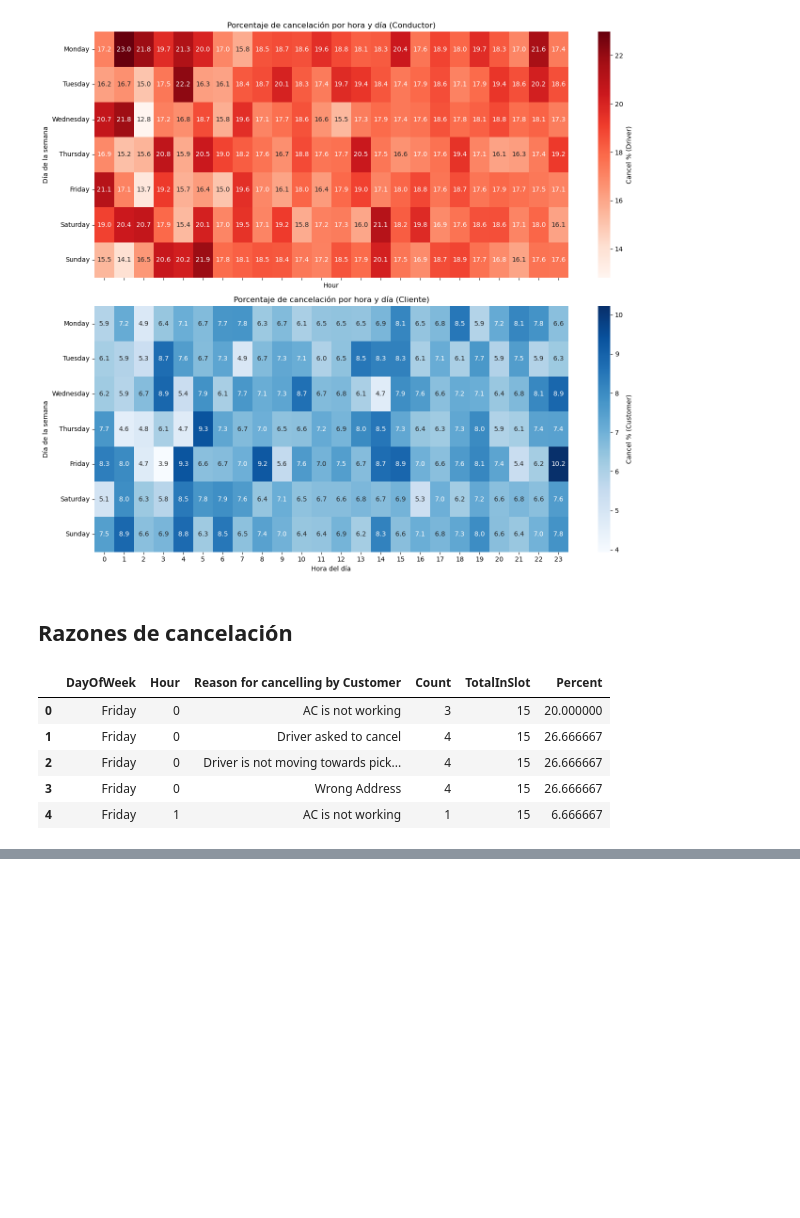
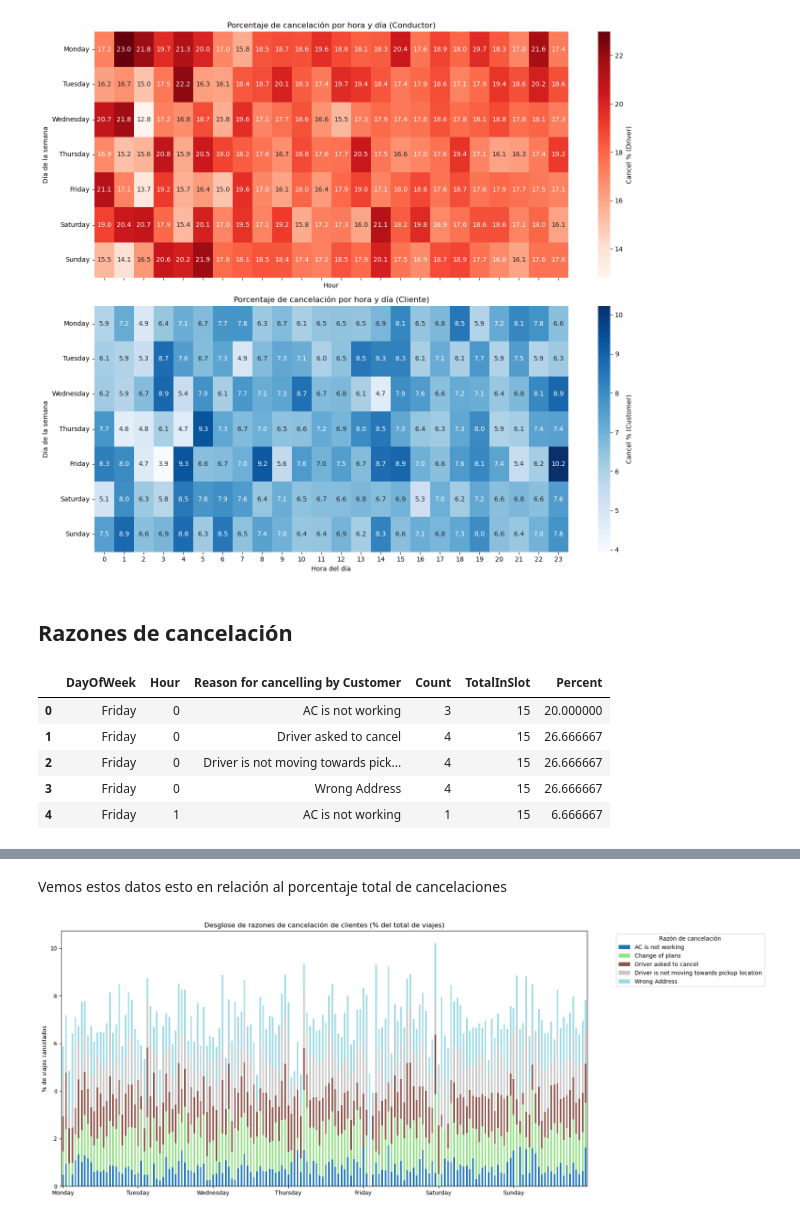
Before and after one commit to yaynun0/analisis-descriptivo-uber, a Jupyter notebook: Analisis descriptivo.ipynb, the cells around one changed output, grey strips where cells are left out. Drawn from its saved outputs; the diff is of its cells as text; code cells hidden in the pictures; blank space fills up the shorter version.

```diff
--- a/Analisis descriptivo.ipynb
+++ b/Analisis descriptivo.ipynb
@@ -96,0 +136,77 @@ grouped_reasons.head()
+# %% [markdown]
+Vemos estos datos esto en relación al porcentaje total de cancelaciones
+# %%
+# 1. Filtrar solo cancelaciones explícitas (ya definido como cancel_filter antes)
+df_cancelled = df[cancel_filter].copy()
+
+# 2. Razones de cancelación de cliente
+df_customer_reasons = df_cancelled[df_cancelled["Reason for cancelling by Customer"].notna()]
+
+# 3. Agrupar por día, hora y razón
+reasons_breakdown = df_customer_reasons.groupby(
+    ["DayOfWeek", "Hour", "Reason for cancelling by Customer"]
+).size().reset_index(name="Count")
+
+# Crear columna IsCancelled con las 3 condiciones
+cancel_filter = (
+    (df["Cancelled Rides by Customer"].fillna(0) > 0) |
+    (df["Cancelled Rides by Driver"].fillna(0) > 0) |
+    (df["Booking Status"] == "No Driver Found")
+)
+df["IsCancelled"] = cancel_filter
+
+# Agrupar viajes totales y cancelados por día y hora
+total_vs_cancel = df.groupby(["DayOfWeek", "Hour"]).agg(
+    total_rides=("Booking ID", "count"),
+    cancelled=("IsCancelled", "sum")
+).reset_index()
+
+# Calcular porcentaje de cancelación total
+total_vs_cancel["Cancel %"] = 100 * total_vs_cancel["cancelled"] / total_vs_cancel["total_rides"]
+
+total_vs_cancel.head()
+
+
+# 4. Unir con total de viajes por slot (ya lo tienes del heatmap)
+reasons_breakdown = reasons_breakdown.merge(
+    total_vs_cancel[["DayOfWeek","Hour","total_rides"]],
+    on=["DayOfWeek","Hour"],
+    how="left"
+)
+
+# 5. Calcular % del total de viajes
+reasons_breakdown["Percent of total"] = 100 * reasons_breakdown["Count"] / reasons_breakdown["total_rides"]
+
+# 6. Pivot para gráfico apilado
+pivot_reasons_total = reasons_breakdown.pivot_table(
+    index=["DayOfWeek","Hour"],
+    columns="Reason for cancelling by Customer",
+    values="Percent of total",
+    fill_value=0
+)
+
+# Ordenar días
+pivot_reasons_total = pivot_reasons_total.reindex(
+    pd.MultiIndex.from_product([days_order, range(24)]),
+    fill_value=0
+)
+
+# 7. Graficar
+ax = pivot_reasons_total.plot(
+    kind="bar", stacked=True, figsize=(18,7), colormap="tab20"
+)
+
+plt.title("Desglose de razones de cancelación de clientes (% del total de viajes)")
+plt.ylabel("% de viajes cancelados")
+plt.xlabel("")
+
+# Etiquetas: solo marcar días cada 24 horas
+ticks = [i*24 for i in range(len(days_order))]
+ax.set_xticks(ticks)
+ax.set_xticklabels(days_order, rotation=0)
+
+plt.legend(title="Razón de cancelación", bbox_to_anchor=(1.05, 1), loc='upper left')
+plt.tight_layout()
+plt.show()
+# %% [output]
+[figure, added]
```
Also changed, not shown: parts of 4 cells of this notebook, 1 other file.
